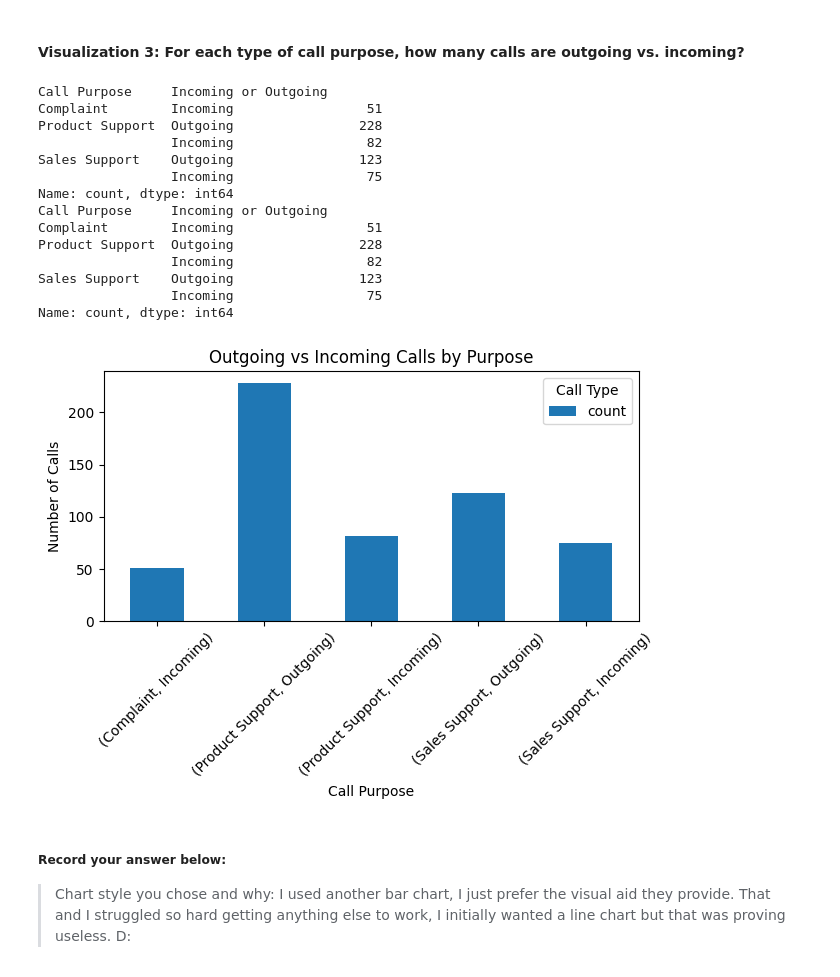
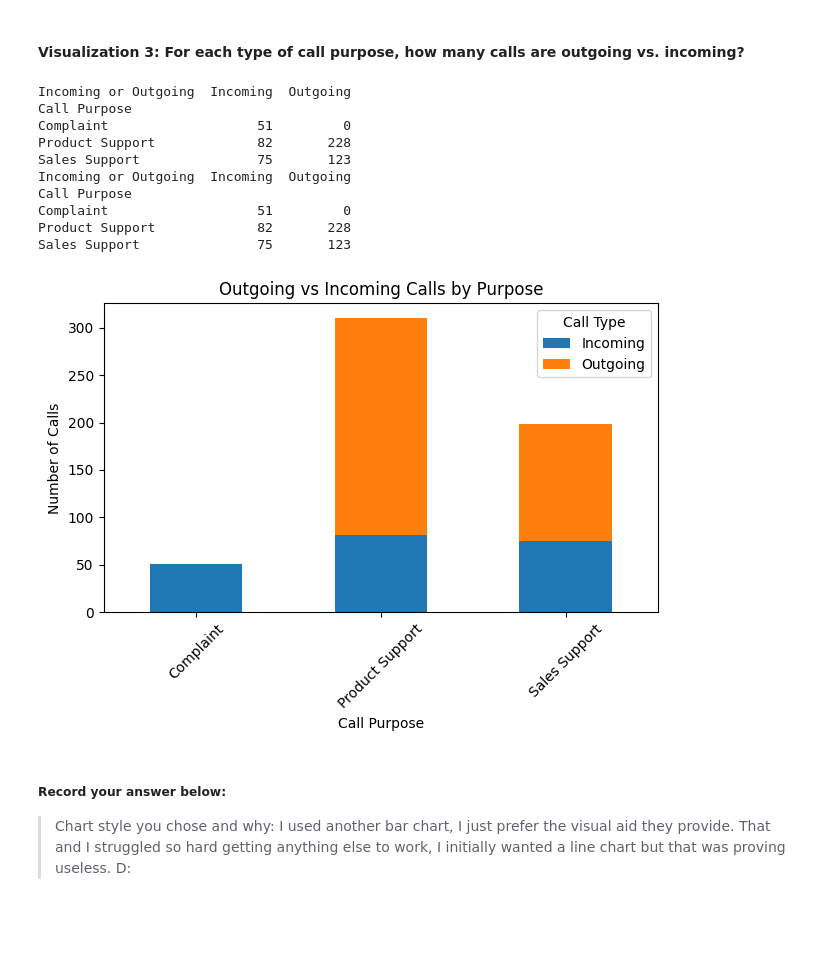
Before and after one commit to cryrobinson/call-center-cleanup-assignment, a Jupyter notebook: Call_Center_Cleanup.ipynb, the cells around one changed output. Drawn from its saved outputs; the diff is of its cells as text; code cells hidden in the pictures; blank space fills up the shorter version.

```diff
--- a/Call_Center_Cleanup.ipynb
+++ b/Call_Center_Cleanup.ipynb
@@ -507,50 +507,46 @@ plt.show()
 # %%
 # Create visualization 3 here:
 # The three dictionaries, complaints, sales_support, and product_support, have the information you need
 import pandas as pd
 import matplotlib.pyplot as plt
 
 north_df = pd.read_csv('NorthCallCenter.csv')
 south_df = pd.read_csv('SouthCallCenter.csv')
 df = pd.concat([north_df, south_df], ignore_index=True)
 
 purpose_group = df.groupby("Call Purpose")
 purpose_counts = df.groupby(['Call Purpose', 'Incoming or Outgoing']).size().unstack(fill_value=0) # note-to-self per Stackoverflow: we can apply unstack to pivot by default the right-most (last) index level as columns to generate a DataFrame
 call_purpose = ["Complaint", "Product Support", "Sales Support"]
-purpose_counts = purpose_group["Incoming or Outgoing"].value_counts()
+#purpose_counts = purpose_group["Incoming or Outgoing"].value_counts()
 print(purpose_counts)
 
-# complaints = purpose_counts["Complaint"].to_dict() # note-to-self per Stackoverflow: to_dict() method sets the column names as dictionary keys (update: commenting out, didn't end up using this for anything)
-# sales_support = purpose_counts["Sales Support"].to_dict()
-# product_support = purpose_counts["Product Support"].to_dict()
+#complaints = purpose_counts["Complaint"].to_dict()
+#sales_support = purpose_counts["Sales Support"].to_dict()
+#product_support = purpose_counts["Product Support"].to_dict()
 
 #Your Code Here:
 print(purpose_counts)
 
 purpose_counts.plot(kind='bar', stacked=True)
 plt.title('Outgoing vs Incoming Calls by Purpose')
 plt.xlabel('Call Purpose')
 plt.ylabel('Number of Calls')
 plt.xticks(rotation=45)
 plt.legend(title='Call Type')
 plt.tight_layout()
 plt.show()
 # %% [output]
-Call Purpose     Incoming or Outgoing
-Complaint        Incoming                 51
-Product Support  Outgoing                228
-                 Incoming                 82
-Sales Support    Outgoing                123
-                 Incoming                 75
-Name: count, dtype: int64
-Call Purpose     Incoming or Outgoing
-Complaint        Incoming                 51
-Product Support  Outgoing                228
-                 Incoming                 82
-Sales Support    Outgoing                123
-                 Incoming                 75
-Name: count, dtype: int64
+Incoming or Outgoing  Incoming  Outgoing
+Call Purpose
+Complaint                   51         0
+Product Support             82       228
+Sales Support               75       123
+Incoming or Outgoing  Incoming  Outgoing
+Call Purpose
+Complaint                   51         0
+Product Support             82       228
+Sales Support               75       123
-[figure, old version]
+[figure, new version]
 # %% [markdown]
 ##### Record your answer below:
 
```
Also changed, not shown: parts of 1 cell of this notebook.
